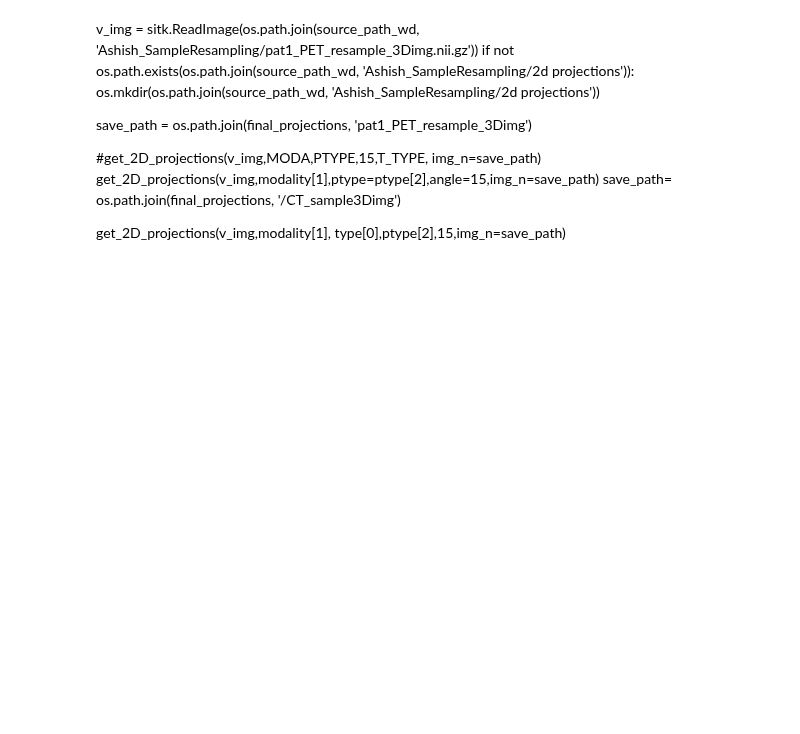
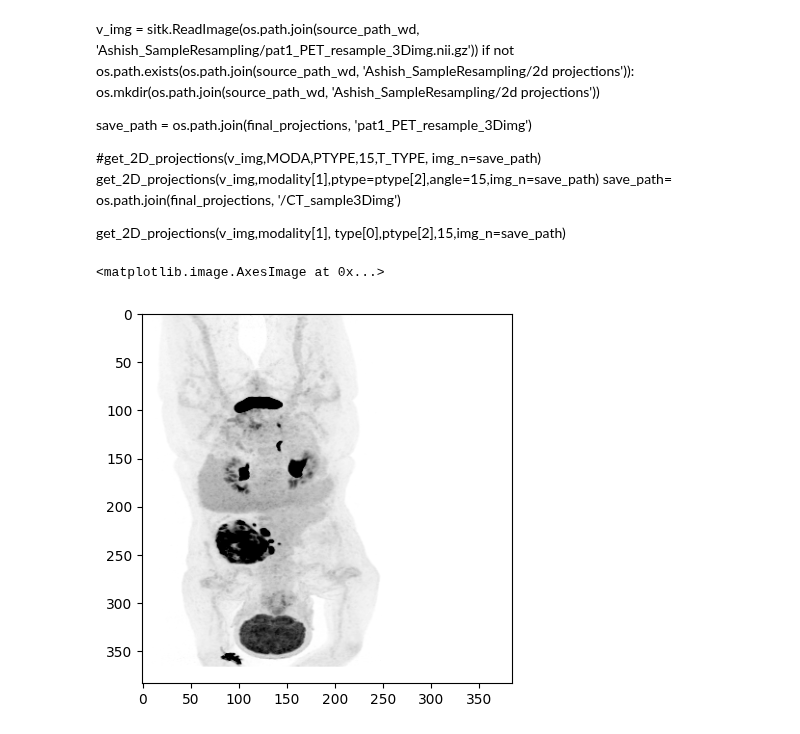
Before and after one commit to NickosKal/UCAN-PET-CT-image-data-handling-pipeline, a Jupyter notebook: Task2_1/generate_sampleprojections_for_selected_images.ipynb, the cells around one changed output. Saved outputs shown, nothing was run; the diff lists cells and outputs as text; code cells hidden in the pictures; blank space fills up the shorter version.

```diff
--- a/Task2_1/generate_sampleprojections_for_selected_images.ipynb
+++ b/Task2_1/generate_sampleprojections_for_selected_images.ipynb
@@ -141,3 +143,16 @@ get_2D_projections(v_img,modality[1],ptype=ptype[2],angle=15,img_n=save_path)
 save_path= os.path.join(final_projections, '/CT_sample3Dimg')
 
 get_2D_projections(v_img,modality[1], type[0],ptype[2],15,img_n=save_path)
+# %%
+img = sitk.ReadImage(r"e:\U-CAN-Lymfom_A\Selected_for_UCAN_project\2dprojections\ASPTCTX0001_npr134758508773-20191212_SUV_resample_3Dimg.nii.gz")
+img_arr = sitk.GetArrayFromImage(img)
+img_arr = np.clip(img_arr, 0, 5)
+MIP = np.max(img_arr, axis=1)
+MIP = np.absolute(MIP - np.amax(MIP))
+# %%
+import matplotlib.pyplot as plt
+
+plt.imshow(MIP, cmap="gray")
+# %% [output]
+<matplotlib.image.AxesImage at 0x...>
+[figure, added]
```
Also changed, not shown: parts of 5 cells of this notebook, 4 other files.
